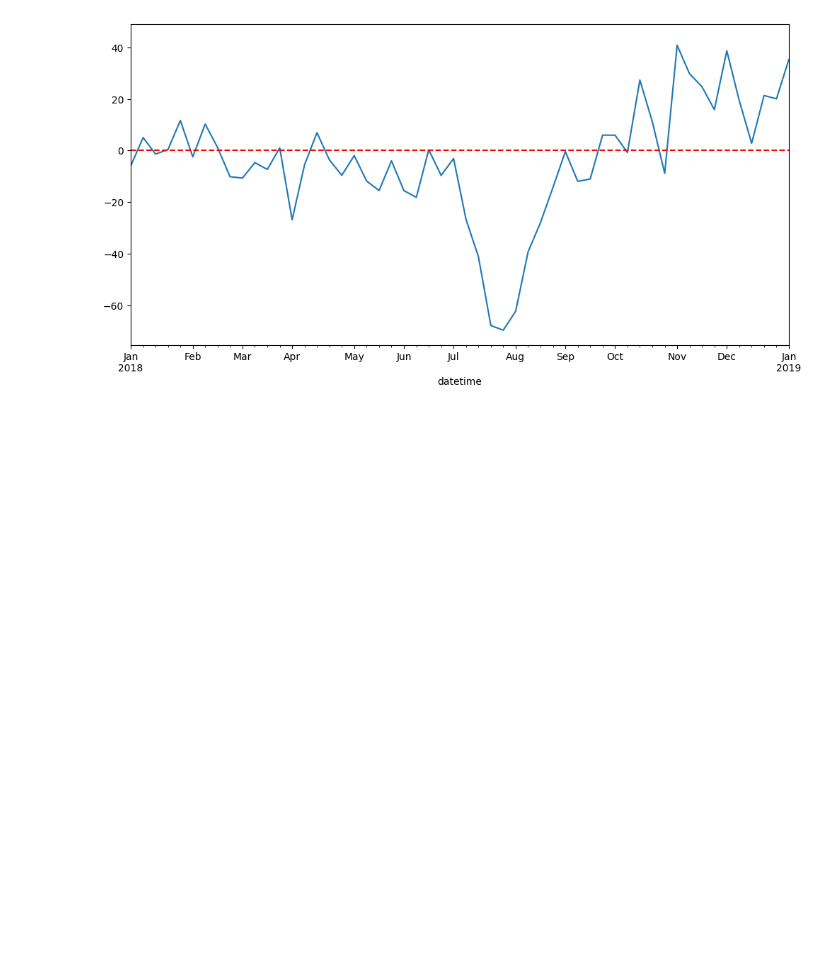
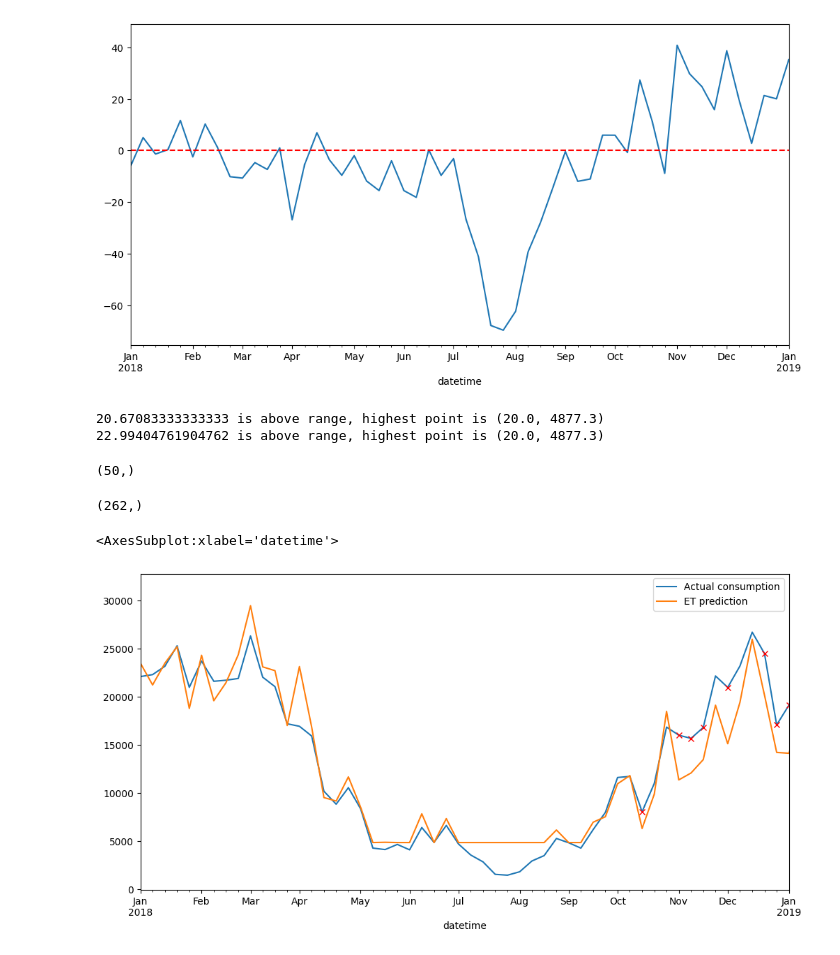
Before and after one commit to dagokl/trdk02_energy_consumption, a Jupyter notebook: models/resources/et.ipynb, the cells around one changed output. Cells and saved outputs as stored; diff of their text form; code cells hidden in the pictures; blank space fills up the shorter version.

Commit message:
get series of anomolies from et curve

```diff
--- a/models/resources/et.ipynb
+++ b/models/resources/et.ipynb
@@ -119,6 +119,15 @@ class et_curve():
         for i in range(len(self.dx) - 1):
             if self.dx[i] <= temperature and temperature <= self.dx[i+1]:
                 return linear_interpolation(temperature, self.dx[i], self.dy[i], self.dx[i+1], self.dy[i+1])
+
+    def get_expected_series(self, temperature_series):
+        return temperature_series.apply(self.expected)
+
+
+    def get_anomolies_series(self, energy_series, temperature_series, threshold):
+        expected_series = self.get_expected_series(temperature_series)
+        mask = energy_series / expected_series >= (threshold + 1)
+        return energy_series[mask]
 # %%
 def et_curve_from_pandas_row(row: pd.core.series.Series) -> et_curve:
     baseline = row['Grunnlast']
@@ -217,3 +226,26 @@ plt.axhline(y=0, color='r', linestyle='--')
 plt.show()
 # %% [output]
 [figure]
+# %%
+anomolies_series = test_et.get_anomolies_series(building_weekly_dfs[test_building_name]['Totalt'], temp_voll_weekly_mean, 0.2)
+# %% [output]
+20.67083333333333 is above range, highest point is (20.0, 4877.3)
+22.99404761904762 is above range, highest point is (20.0, 4877.3)
+# %%
+anomolies_series.shape
+# %% [output]
+(50,)
+# %%
+building_weekly_dfs[test_building_name]['Totalt'].shape
+# %% [output]
+(262,)
+# %%
+building_weekly_dfs[test_building_name]['Totalt'].plot(xlim=(start_plot, stop_plot))
+et_prediction_weekly.plot(xlim=(start_plot, stop_plot))
+plt.legend(['Actual consumption', 'ET prediction'])
+
+plt.legend
+anomolies_series.plot(style="rx", xlim=(start_plot, stop_plot))
+# %% [output]
+<AxesSubplot:xlabel='datetime'>
+[figure, added]
```
Also changed, not shown: parts of 2 cells of this notebook.
